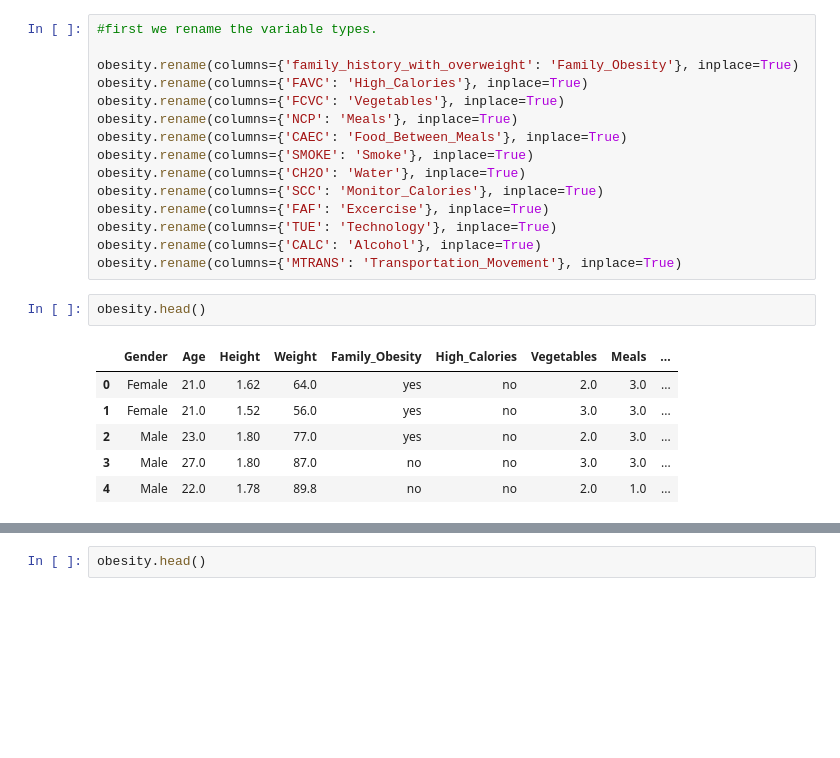
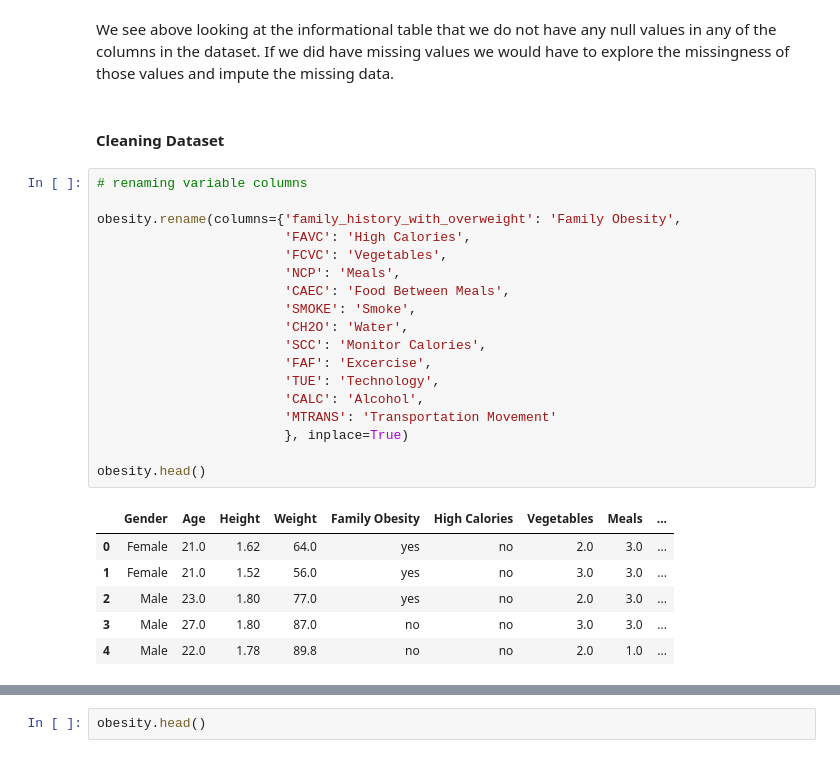
Before and after one commit to pallavigkwd/COGS118BGroup, a Jupyter notebook: Project 118B (1).ipynb, the cells around one changed output, grey strips where cells are left out. Cells and saved outputs as stored; diff of their text form; blank space fills up the shorter version.

Commit message:
cleaning notebook

```diff
--- a/Project 118B (1).ipynb
+++ b/Project 118B (1).ipynb
@@ -52,24 +65,29 @@ memory usage: 280.5+ KB
+# %% [markdown]
+We see above looking at the informational table that we do not have any null values in any of the columns in the dataset. If we did have missing values we would have to explore the missingness of those values and impute the missing data.
+# %% [markdown]
+#### Cleaning Dataset
 # %%
-#first we rename the variable types.
+# renaming variable columns
 
-obesity.rename(columns={'family_history_with_overweight': 'Family_Obesity'}, inplace=True)
-obesity.rename(columns={'FAVC': 'High_Calories'}, inplace=True)
-obesity.rename(columns={'FCVC': 'Vegetables'}, inplace=True)
-obesity.rename(columns={'NCP': 'Meals'}, inplace=True)
-obesity.rename(columns={'CAEC': 'Food_Between_Meals'}, inplace=True)
-obesity.rename(columns={'SMOKE': 'Smoke'}, inplace=True)
-obesity.rename(columns={'CH2O': 'Water'}, inplace=True)
-obesity.rename(columns={'SCC': 'Monitor_Calories'}, inplace=True)
-obesity.rename(columns={'FAF': 'Excercise'}, inplace=True)
-obesity.rename(columns={'TUE': 'Technology'}, inplace=True)
-obesity.rename(columns={'CALC': 'Alcohol'}, inplace=True)
-obesity.rename(columns={'MTRANS': 'Transportation_Movement'}, inplace=True)
+obesity.rename(columns={'family_history_with_overweight': 'Family Obesity',
+                        'FAVC': 'High Calories',
+                        'FCVC': 'Vegetables',
+                        'NCP': 'Meals',
+                        'CAEC': 'Food Between Meals',
+                        'SMOKE': 'Smoke',
+                        'CH2O': 'Water',
+                        'SCC': 'Monitor Calories',
+                        'FAF': 'Excercise',
+                        'TUE': 'Technology',
+                        'CALC': 'Alcohol',
+                        'MTRANS': 'Transportation Movement'
+                        }, inplace=True)
+
+obesity.head()
+# %% [output]
+|  | Gender | Age | Height | Weight | Family Obesity | High Calories | Vegetables | Meals | ... |
+| 0 | Female | 21.0 | 1.62 | 64.0 | yes | no | 2.0 | 3.0 | ... |
+| 1 | Female | 21.0 | 1.52 | 56.0 | yes | no | 3.0 | 3.0 | ... |
+| 2 | Male | 23.0 | 1.80 | 77.0 | yes | no | 2.0 | 3.0 | ... |
+| 3 | Male | 27.0 | 1.80 | 87.0 | no | no | 3.0 | 3.0 | ... |
+| 4 | Male | 22.0 | 1.78 | 89.8 | no | no | 2.0 | 1.0 | ... |
-# %%
-obesity.head()
-# %% [output]
-|  | Gender | Age | Height | Weight | Family_Obesity | High_Calories | Vegetables | Meals | ... |
-| 0 | Female | 21.0 | 1.62 | 64.0 | yes | no | 2.0 | 3.0 | ... |
-| 1 | Female | 21.0 | 1.52 | 56.0 | yes | no | 3.0 | 3.0 | ... |
-| 2 | Male | 23.0 | 1.80 | 77.0 | yes | no | 2.0 | 3.0 | ... |
-| 3 | Male | 27.0 | 1.80 | 87.0 | no | no | 3.0 | 3.0 | ... |
-| 4 | Male | 22.0 | 1.78 | 89.8 | no | no | 2.0 | 1.0 | ... |
```
Also changed, not shown: parts of 11 cells of this notebook.
